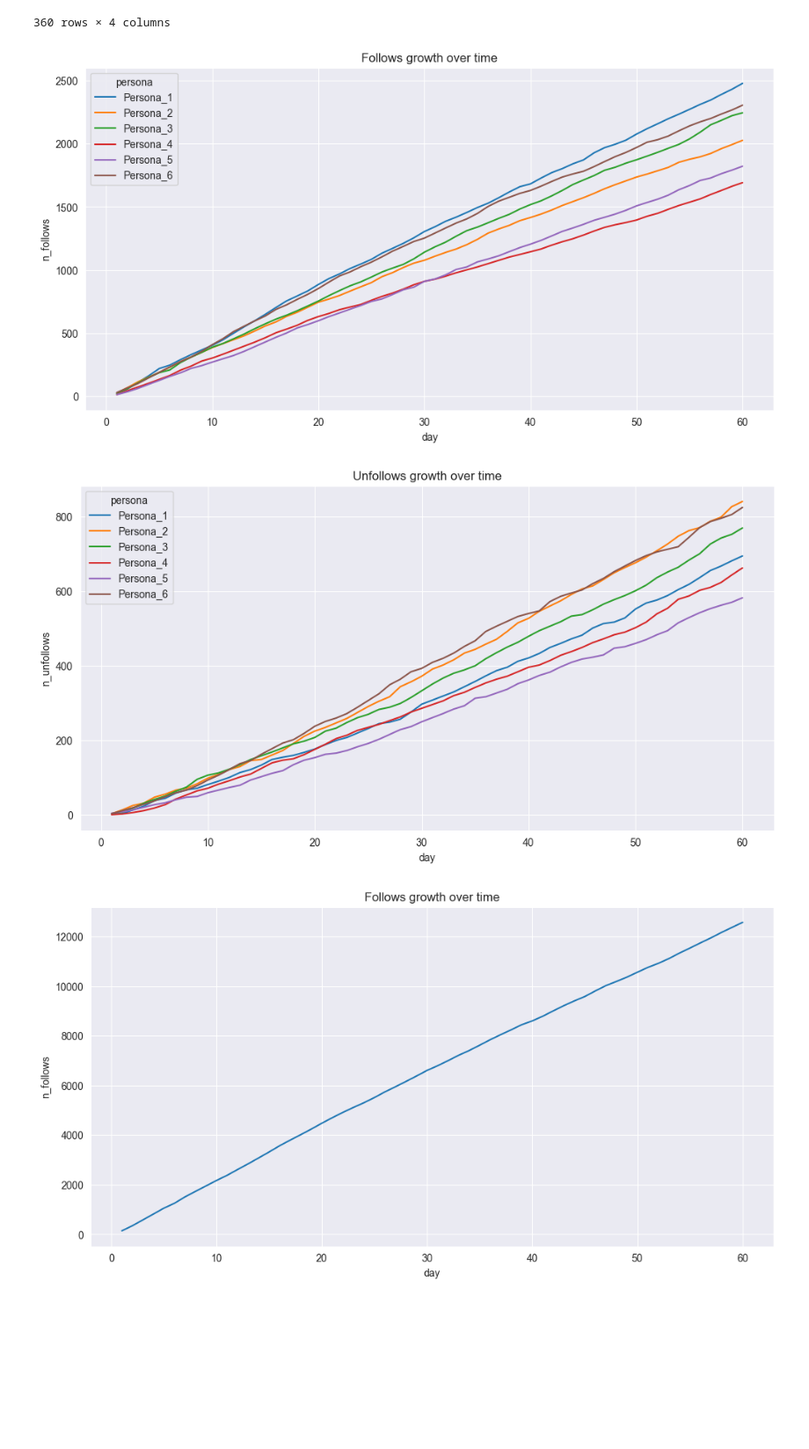
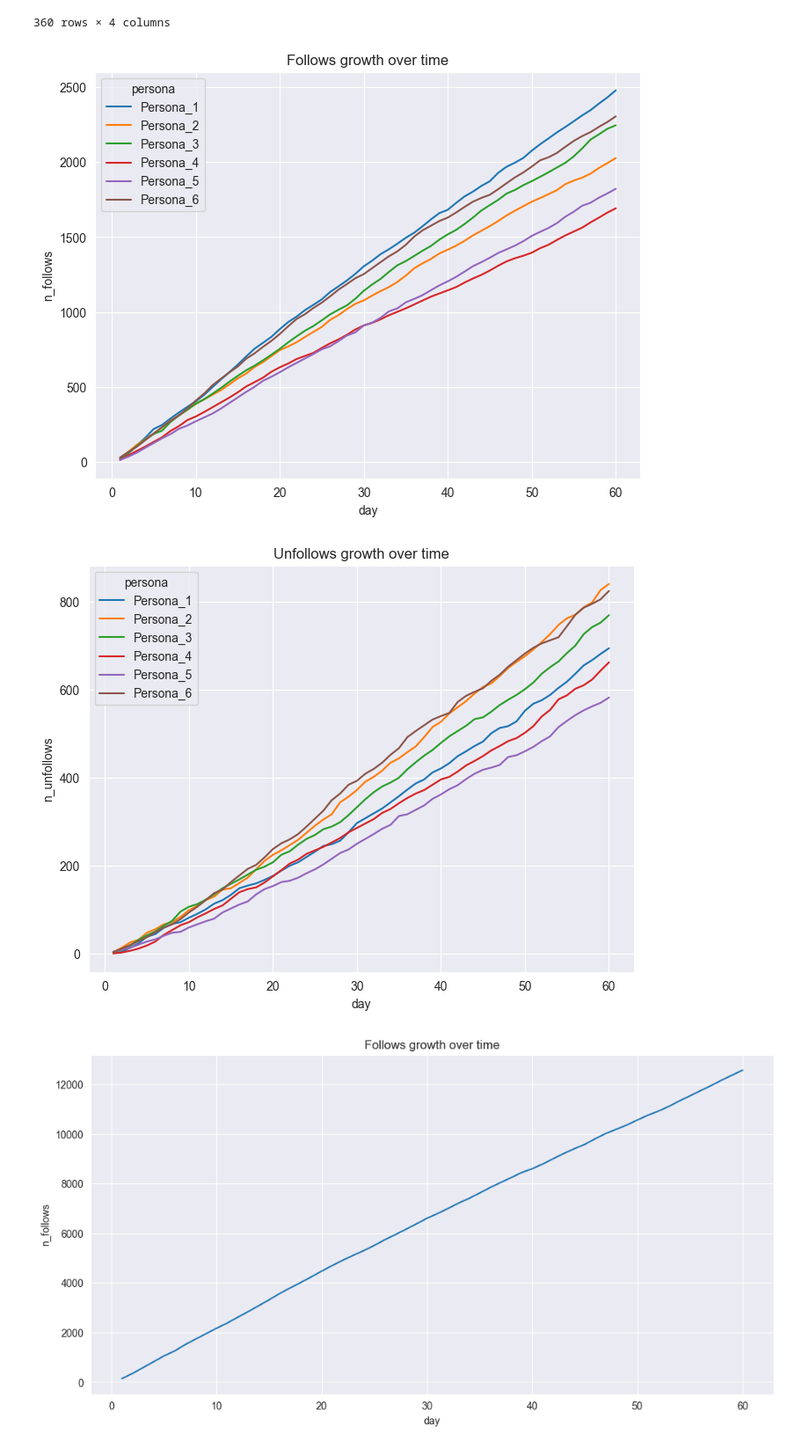
Before and after one commit to MagdalenaWilk/Personality-Driven_Behaviour_in_Synthetic_Social_Networks, a Jupyter notebook: final_analysis_config_1.ipynb, the cells around one changed output. Shown at 88% size. Cells and saved outputs as stored; diff of their text form; code cells hidden in the pictures; blank space fills up the shorter version.

```diff
--- a/final_analysis_config_1.ipynb
+++ b/final_analysis_config_1.ipynb
@@ -685,32 +689,32 @@ Days: 60.0
 | 359 | Persona_6 | 2305 | 824 | 60.0 |
 360 rows × 4 columns
 # %%
-plt.figure(figsize = (12,6))
+plt.figure(figsize = (8,6))
 
 sns.lineplot(
     data=follows_daily,
     x='day',
     y='n_follows',
     hue='persona'
 )
 
 plt.title('Follows growth over time')
 plt.show()
 
-plt.figure(figsize = (12,6))
+plt.figure(figsize = (8,6))
 
 sns.lineplot(
     data=follows_daily,
     x='day',
     y='n_unfollows',
     hue='persona'
 )
 
 plt.title('Unfollows growth over time')
 plt.show()
 # %% [output]
-[figure, old version]
+[figure, new version]
-[figure, old version]
+[figure, new version]
 # %%
 follows_daily_sum = follows_daily.groupby('day').agg(
     n_follows=('n_follows', 'sum'),
```
Also changed, not shown: parts of 23 cells of this notebook, 2 other files.
